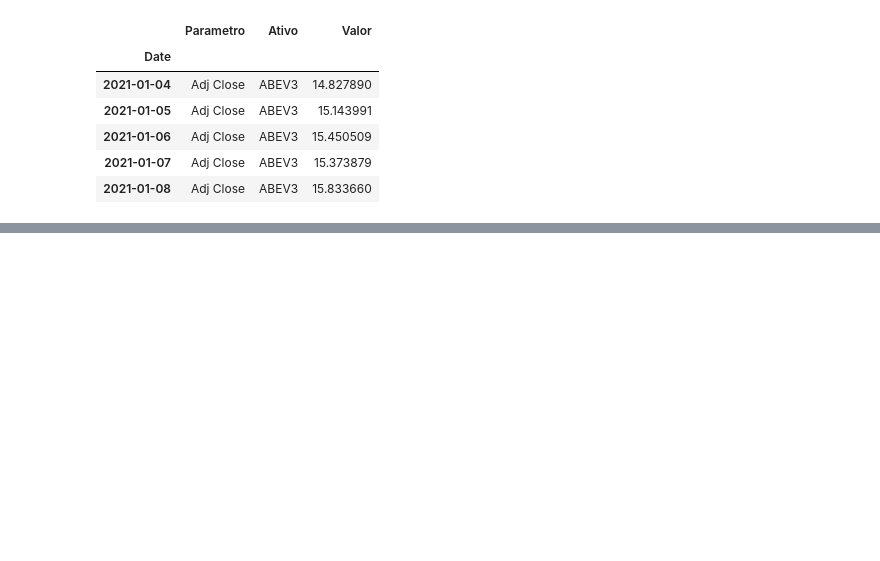
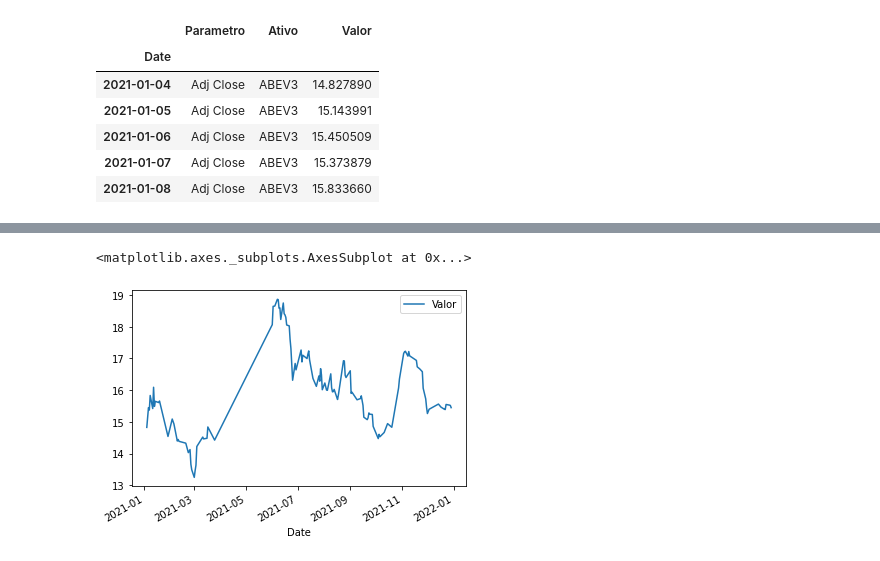
Before and after one commit to andrejuniorba/Python-CienciaDeDados, a Jupyter notebook: Manipulação_de_Dados.ipynb, the cells around one changed output, grey strips where cells are left out. Cells and saved outputs as stored; diff of their text form; code cells hidden in the pictures; blank space fills up the shorter version.

```diff
--- a/Manipulação_de_Dados.ipynb
+++ b/Manipulação_de_Dados.ipynb
@@ -1201,0 +1226,3 @@ sem_duplicatas.head()
+# %%
+data_range = pd.date_range(start = '2021-04-01', end = '2021-05-31')
+data_range
@@ -1201,0 +1293,5 @@ sem_duplicatas.head()
+# %%
+abev.drop(data_range, errors = 'ignore').plot()
+# %% [output]
+<matplotlib.axes._subplots.AxesSubplot at 0x...>
+[figure, added]
```
Also changed, not shown: parts of 8 cells of this notebook.
